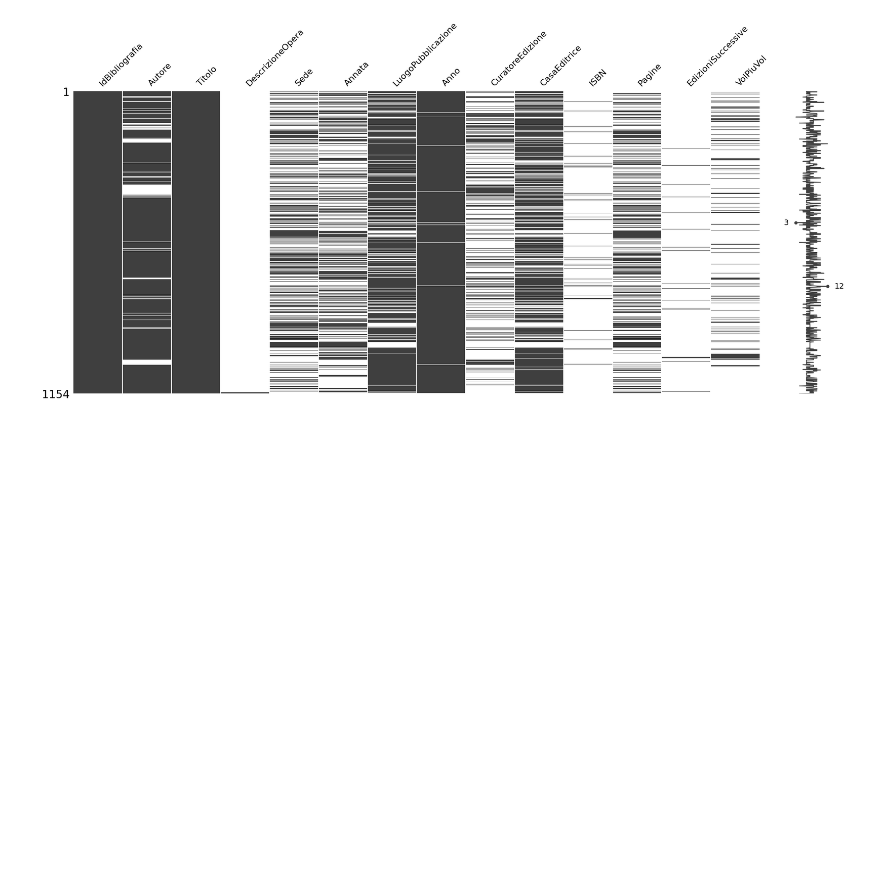
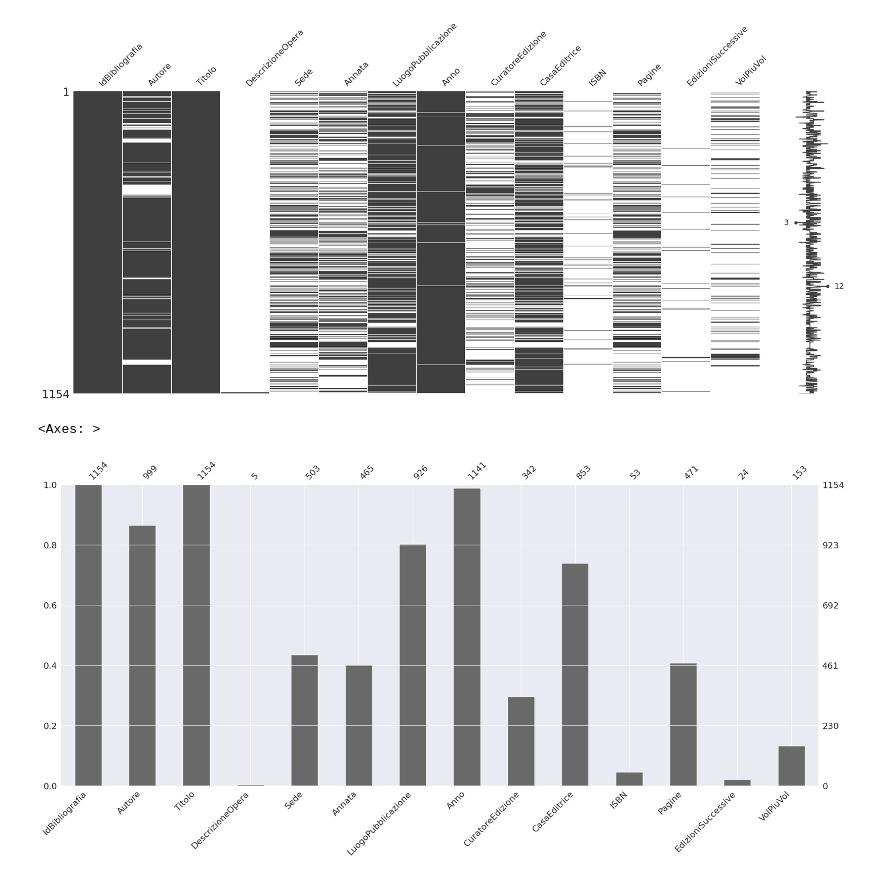
Before and after one commit to sbrzt/castelli, a Jupyter notebook: bibliography.ipynb, the cells around one changed output. Saved outputs shown, nothing was run; the diff lists cells and outputs as text; code cells hidden in the pictures; blank space fills up the shorter version.

```diff
--- a/bibliography.ipynb
+++ b/bibliography.ipynb
@@ -80,3 +131,8 @@ msno.matrix(bibliography)
 # %% [output]
 <Axes: >
 [figure]
+# %%
+msno.bar(bibliography)
+# %% [output]
+<Axes: >
+[figure, added]
```
Also changed, not shown: parts of 47 cells of this notebook.
